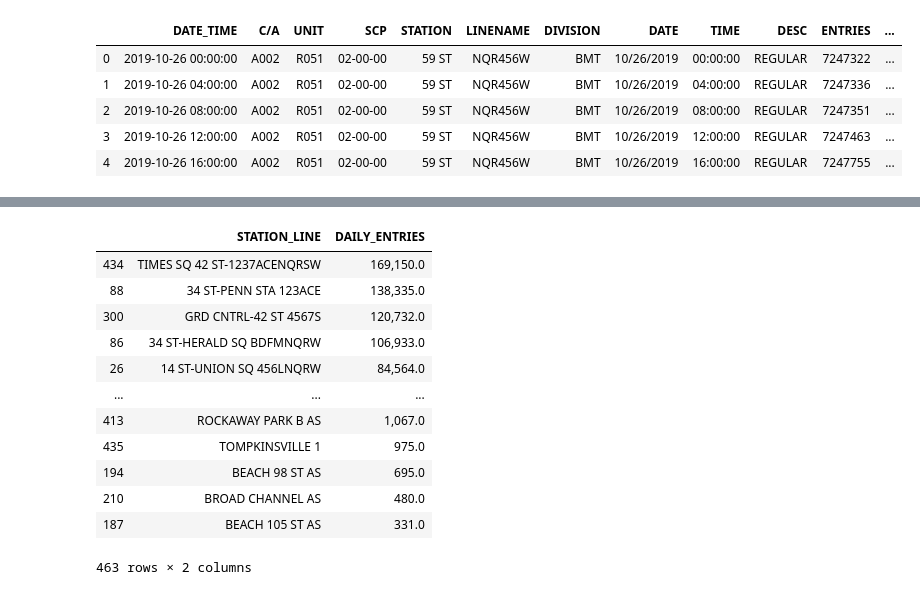
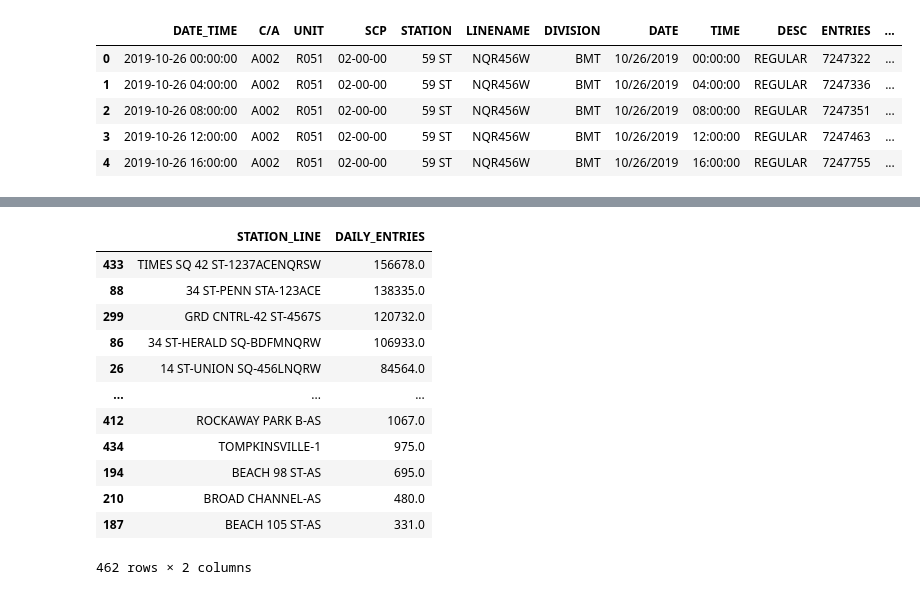
Before and after one commit to randominternetname/Week1_Group_Project, a Jupyter notebook: raj_project_turnstile_v3.1.ipynb, the cells around one changed output, grey strips where cells are left out. Cells and saved outputs as stored; diff of their text form; code cells hidden in the pictures.

```diff
--- a/raj_project_turnstile_v2.ipynb
+++ b/raj_project_turnstile_v3.1.ipynb
@@ -37,7 +41,7 @@ Index(['DATE_TIME', 'C/A', 'UNIT', 'SCP', 'STATION', 'LINENAME', 'DIVISION',
 # %%
 # 6. add any new columns and/or standardize columns
 turnstiles_df['NEW_LINE'] = turnstiles_df.LINENAME.apply(lambda x: ''.join(sorted(x)))
-turnstiles_df["STATION_LINE"] = turnstiles_df.STATION + " " + turnstiles_df.NEW_LINE
+turnstiles_df["STATION_LINE"] = turnstiles_df.STATION + "-" + turnstiles_df.NEW_LINE
 turnstiles_df["WEEKDAY"] = turnstiles_df['DATE_TIME'].dt.day_name()
 # %%
 # 7. get a feel for the data by viewing number of unique elements in each column, this steps helps in indentifying
@@ -165,7 +153,9 @@ mask = (turnstiles_df["STATION_LINE"].isin(['TIMES SQ-42 ST 1237ACENQRSW','TIMES
 # %%
 # 10. Replace station names that are duplicates to a single station name so that when we
-turnstiles_df['STATION_LINE'].replace(to_replace =['34 ST-PENN STA 123','34 ST-PENN STA ACE'], value ='34 ST-PENN STA 123ACE',inplace=True)
-turnstiles_df['STATION_LINE'].replace(to_replace =['TIMES SQ-42 ST 1237ACENQRSW','42 ST-PORT AUTH 1237ACENQRSW'], value ='TIMES SQ 42 ST-1237ACENQRSW',inplace=True)
+turnstiles_df['STATION_LINE'].replace(to_replace =['34 ST-PENN STA-123','34 ST-PENN STA-ACE'], value ='34 ST-PENN STA-123ACE',inplace=True)
+turnstiles_df['STATION_LINE'].replace(to_replace =['TIMES SQ-42 ST-1237ACENQRSW','42 ST-PORT AUTH-1237ACENQRSW','TIMES SQ-42 ST-1237ACENQRS'], value ='TIMES SQ 42 ST-1237ACENQRSW',inplace=True)
+turnstiles_df['STATION_LINE'].replace(to_replace =['4AV-9 ST-DFGMNR'], value ='4 AV-9 ST-DFGMNR',inplace=True)
+turnstiles_df['STATION_LINE'].replace(to_replace =['COURT SQ-EGM'], value ='COURT SQ-23 ST-EGM',inplace=True)
 # %%
 for x in sorted(turnstiles_df.STATION_LINE.unique()):
     print(x)
@@ -420,25 +411,25 @@ top10_stations_mean
 # %%
 # 21. To get the average daily entry for each station we can simply divide by 120 days for a rough estimation
 #     On the other hand we can use the mean by all columns from the previous step and sum it up
 #     As seen from the returned dataframe, there are 463 rows (thats how many stations we have!)
 #     Note: we had to combine a few stations together, for instance we trated PENN Station as one station
 #     but in the dataset is was broken down into three names.
 #     We now have average Daily_ENTRIES per station.
-top10_stations_m= (mean_all_columns.groupby(['STATION_LINE'])['DAILY_ENTRIES'].sum().round()
+daily_entries_m= (mean_all_columns.groupby(['STATION_LINE'])['DAILY_ENTRIES'].sum().round()
                       .reset_index().sort_values(['DAILY_ENTRIES'],ascending=[False]))
 
-top10_stations_m
+daily_entries_m
 # %% [output]
 |  | STATION_LINE | DAILY_ENTRIES |
-| 434 | TIMES SQ 42 ST-1237ACENQRSW | 169,150.0 |
-| 88 | 34 ST-PENN STA 123ACE | 138,335.0 |
-| 300 | GRD CNTRL-42 ST 4567S | 120,732.0 |
-| 86 | 34 ST-HERALD SQ BDFMNQRW | 106,933.0 |
-| 26 | 14 ST-UNION SQ 456LNQRW | 84,564.0 |
+| 433 | TIMES SQ 42 ST-1237ACENQRSW | 156678.0 |
+| 88 | 34 ST-PENN STA-123ACE | 138335.0 |
+| 299 | GRD CNTRL-42 ST-4567S | 120732.0 |
+| 86 | 34 ST-HERALD SQ-BDFMNQRW | 106933.0 |
+| 26 | 14 ST-UNION SQ-456LNQRW | 84564.0 |
 | ... | ... | ... |
-| 413 | ROCKAWAY PARK B AS | 1,067.0 |
-| 435 | TOMPKINSVILLE 1 | 975.0 |
-| 194 | BEACH 98 ST AS | 695.0 |
-| 210 | BROAD CHANNEL AS | 480.0 |
-| 187 | BEACH 105 ST AS | 331.0 |
+| 412 | ROCKAWAY PARK B-AS | 1067.0 |
+| 434 | TOMPKINSVILLE-1 | 975.0 |
+| 194 | BEACH 98 ST-AS | 695.0 |
+| 210 | BROAD CHANNEL-AS | 480.0 |
+| 187 | BEACH 105 ST-AS | 331.0 |
-463 rows × 2 columns
+462 rows × 2 columns
```
Also changed, not shown: parts of 17 cells of this notebook, 2 other files.
